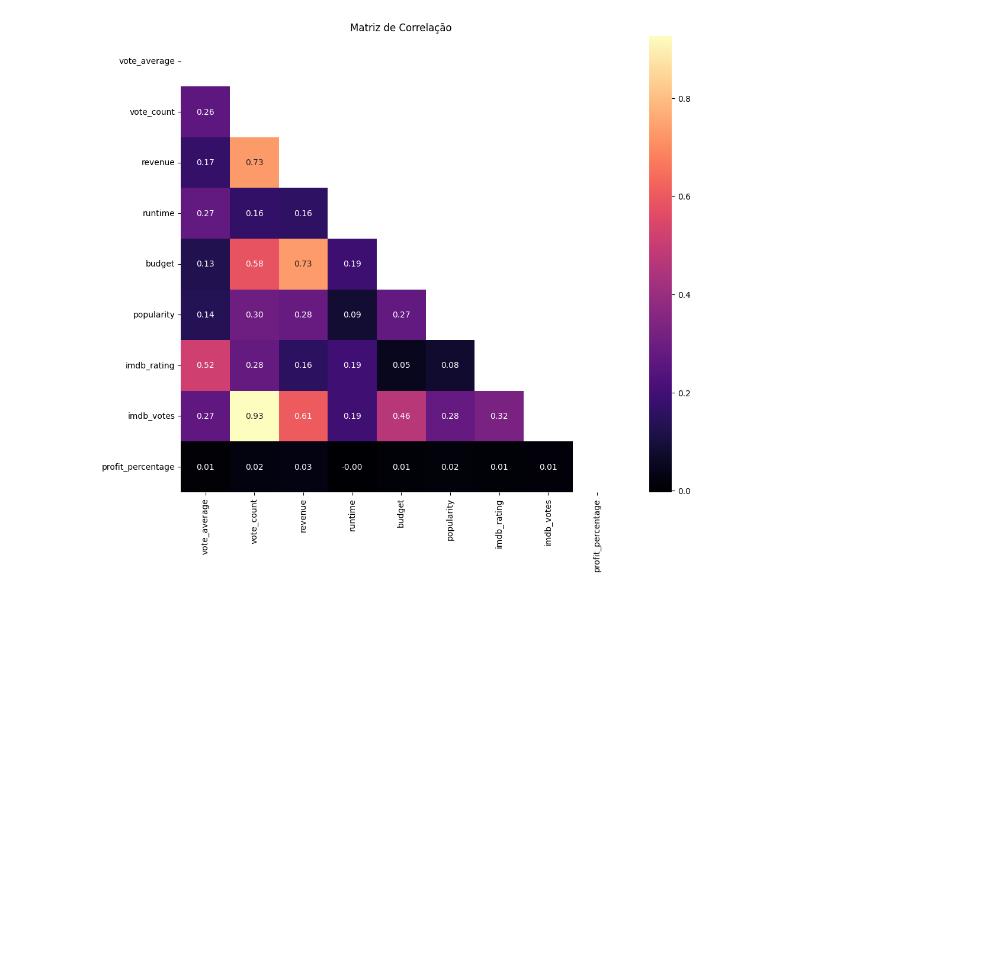
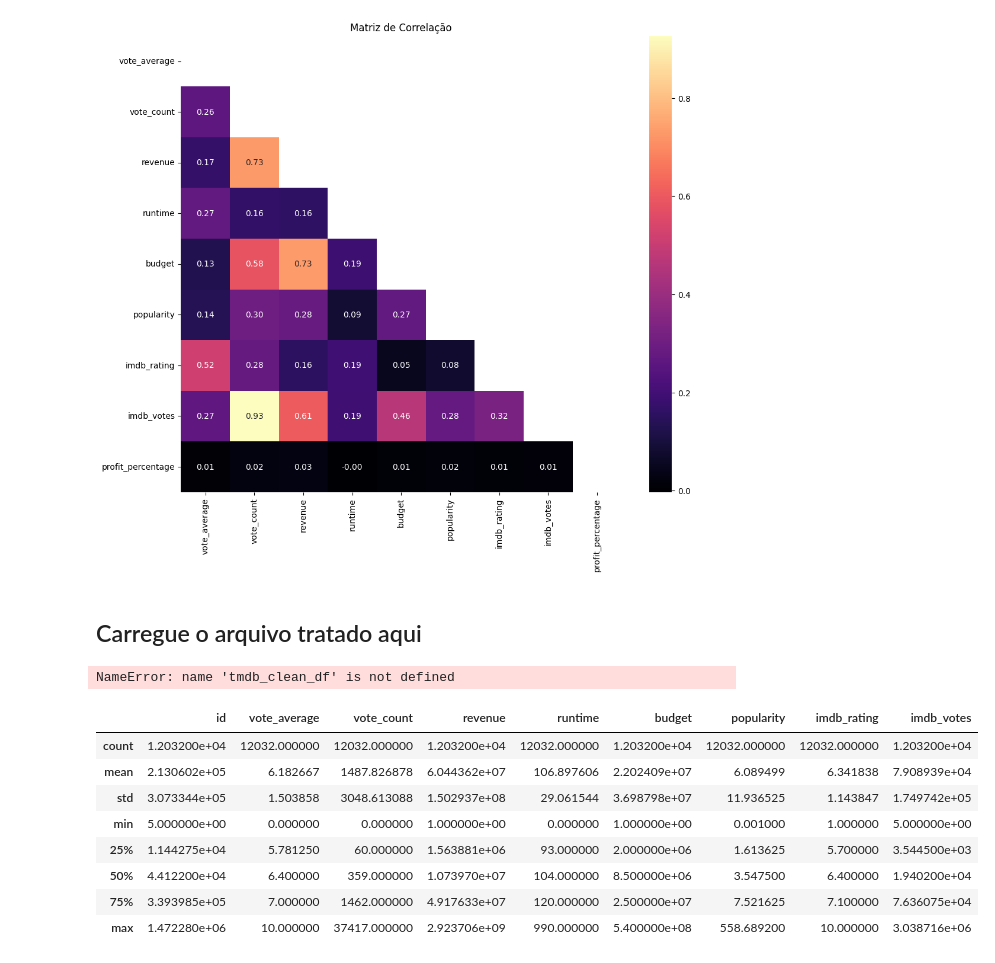
Before and after one commit to Marteldelfer/PISI3, a Jupyter notebook: Analise_exploratoria_TMDB.ipynb, the cells around one changed output. Saved outputs shown, nothing was run; the diff lists cells and outputs as text; code cells hidden in the pictures; blank space fills up the shorter version.

```diff
--- a/Analise_exploratoria_TMDB.ipynb
+++ b/Analise_exploratoria_TMDB.ipynb
@@ -212,3 +212,29 @@ plt.title('Matriz de Correlação')
 plt.show()
 # %% [output]
 [figure]
+# %% [markdown]
+## Carregue o arquivo tratado aqui
+# %%
+# prompt: Exporte o tmdb_clean_df para csv e salve com o nome tmdb_clean.csv
+
+tmdb_clean_df.to_csv('tmdb_clean.csv', index=False)
+tmdb_df = pd.read_csv('tmdb_clean.csv')
+
+tmdb_clean_df.info()
+# %% [output]
+NameError: name 'tmdb_clean_df' is not defined
+# %%
+'''Lendo csv e listando atributos'''
+
+tmdb_df = pd.read_csv('tmdb_clean.csv')
+tmdb_df.describe()
+# %% [output]
+|  | id | vote_average | vote_count | revenue | runtime | budget | popularity | imdb_rating | imdb_votes |
+| count | 1.203200e+04 | 12032.000000 | 12032.000000 | 1.203200e+04 | 12032.000000 | 1.203200e+04 | 12032.000000 | 12032.000000 | 1.203200e+04 |
+| mean | 2.130602e+05 | 6.182667 | 1487.826878 | 6.044362e+07 | 106.897606 | 2.202409e+07 | 6.089499 | 6.341838 | 7.908939e+04 |
+| std | 3.073344e+05 | 1.503858 | 3048.613088 | 1.502937e+08 | 29.061544 | 3.698798e+07 | 11.936525 | 1.143847 | 1.749742e+05 |
+| min | 5.000000e+00 | 0.000000 | 0.000000 | 1.000000e+00 | 0.000000 | 1.000000e+00 | 0.001000 | 1.000000 | 5.000000e+00 |
+| 25% | 1.144275e+04 | 5.781250 | 60.000000 | 1.563881e+06 | 93.000000 | 2.000000e+06 | 1.613625 | 5.700000 | 3.544500e+03 |
+| 50% | 4.412200e+04 | 6.400000 | 359.000000 | 1.073970e+07 | 104.000000 | 8.500000e+06 | 3.547500 | 6.400000 | 1.940200e+04 |
+| 75% | 3.393985e+05 | 7.000000 | 1462.000000 | 4.917633e+07 | 120.000000 | 2.500000e+07 | 7.521625 | 7.100000 | 7.636075e+04 |
+| max | 1.472280e+06 | 10.000000 | 37417.000000 | 2.923706e+09 | 990.000000 | 5.400000e+08 | 558.689200 | 10.000000 | 3.038716e+06 |
```
Also changed, not shown: parts of 9 cells of this notebook.
